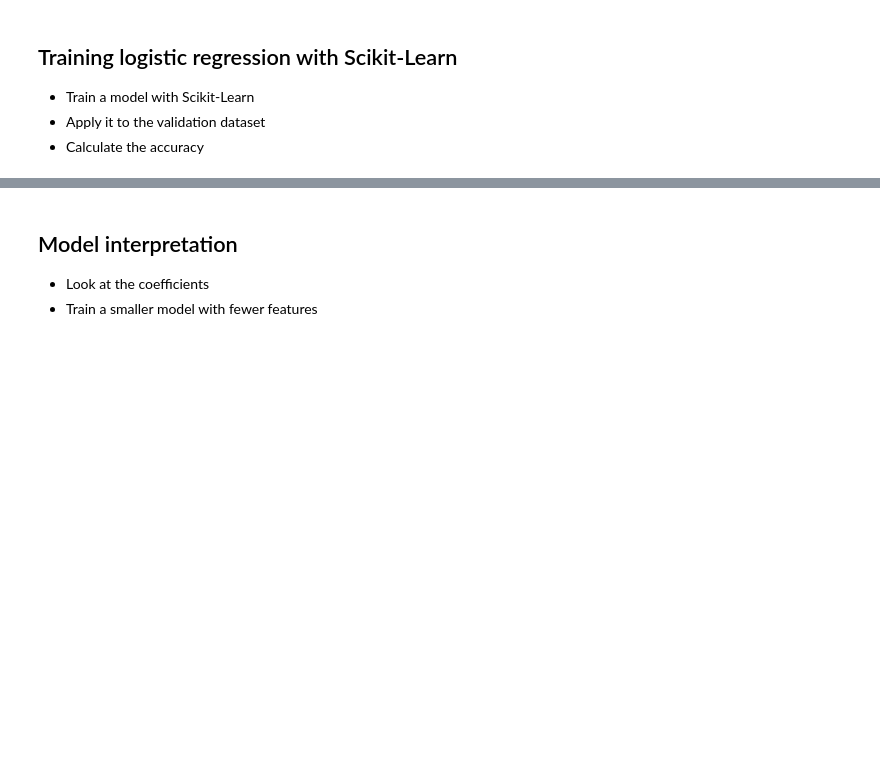
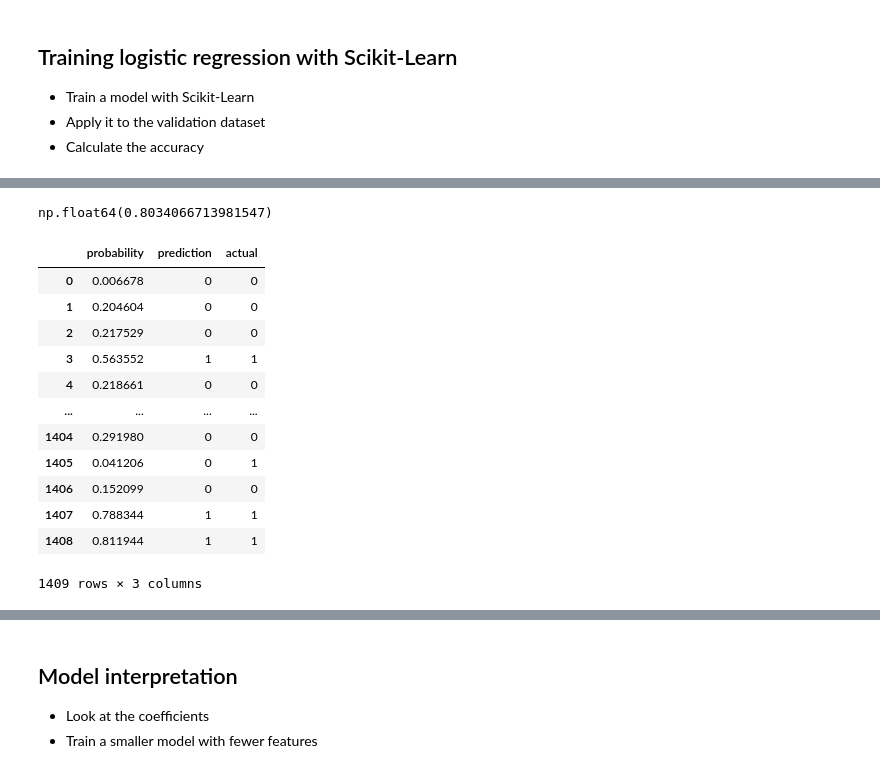
Before and after one commit to anisul-islam-prog/ml-zoomcamp-homework, a Jupyter notebook: Module - 03/code-along-03.ipynb, the cells around one changed output, grey strips where cells are left out. Cells and saved outputs as stored; diff of their text form; code cells hidden in the pictures; blank space fills up the shorter version.

```diff
--- a/Module - 03/code-along-03.ipynb
+++ b/Module - 03/code-along-03.ipynb
@@ -320,0 +677,3 @@ How about numerical columns?
+# %%
+model = LogisticRegression(max_iter = 10000)
+model.fit(X_train, y_train) # ignore warning
@@ -320,0 +718,4 @@ How about numerical columns?
+# %%
+(y_val == churn_decision).mean()
+# %% [output]
+np.float64(0.8034066713981547)
@@ -320,0 +727,16 @@ How about numerical columns?
+# %%
+df_pred
+# %% [output]
+|  | probability | prediction | actual |
+| 0 | 0.006678 | 0 | 0 |
+| 1 | 0.204604 | 0 | 0 |
+| 2 | 0.217529 | 0 | 0 |
+| 3 | 0.563552 | 1 | 1 |
+| 4 | 0.218661 | 0 | 0 |
+| ... | ... | ... | ... |
+| 1404 | 0.291980 | 0 | 0 |
+| 1405 | 0.041206 | 0 | 1 |
+| 1406 | 0.152099 | 0 | 0 |
+| 1407 | 0.788344 | 1 | 1 |
+| 1408 | 0.811944 | 1 | 1 |
+1409 rows × 3 columns
```
Also changed, not shown: parts of 88 cells of this notebook, 3 other files.
